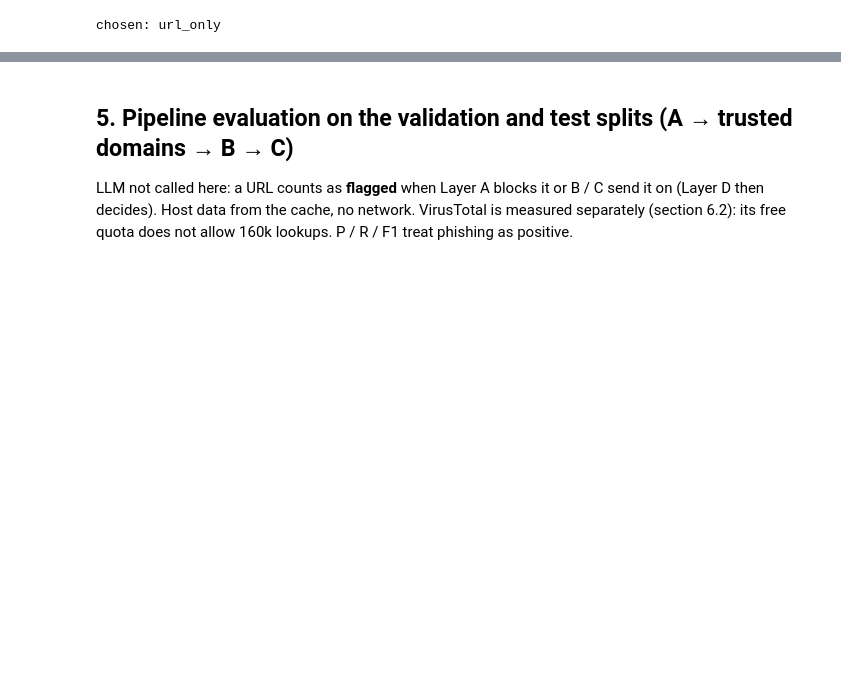
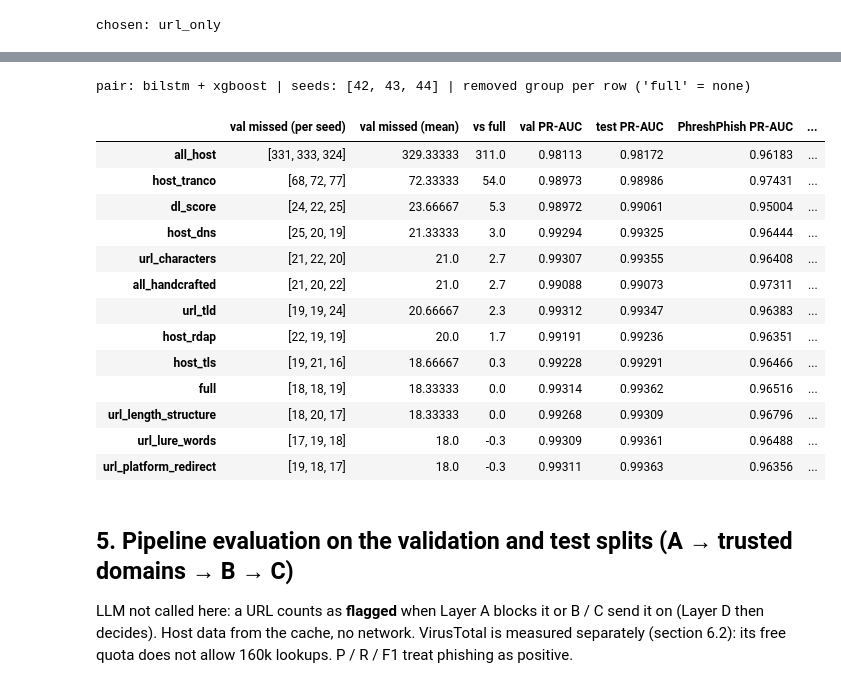
Before and after one commit to Harry1211-web/Dectect-URL-Phishing-with-LLM-pipline, a Jupyter notebook: notebooks/pipeline_experiment.ipynb, the cells around one changed output, grey strips where cells are left out. Saved outputs shown, nothing was run; the diff lists cells and outputs as text; code cells hidden in the pictures; blank space fills up the shorter version.

```diff
--- a/notebooks/pipeline_experiment.ipynb
+++ b/notebooks/pipeline_experiment.ipynb
@@ -318,3 +327,32 @@ chosen: url_only
+# %%
+if RUN_TRAINING:
+    run("src/layer_c_selection.py", "ablation")
+abl = show_json("reports/layer_c_selection/ablation.json")
+full = abl["summary"]["full"]["val_missed_mean"]
+table = pd.DataFrame({name: {
+    "val missed (per seed)": str(s["val_missed"]), "val missed (mean)": s["val_missed_mean"],
+    "vs full": round(s["val_missed_mean"] - full, 1), "val PR-AUC": s["val_pr_auc"],
+    "test PR-AUC": s["test_pr_auc"], "PhreshPhish PR-AUC": s["phreshphish_pr_auc"],
+    "VN PR-AUC": s["vi_pr_auc"],
+} for name, s in abl["summary"].items()}).T
+print(f"pair: {abl['dl']} + {abl['ml']} | seeds: {abl['seeds']} | removed group per row ('full' = none)")
+table.sort_values("val missed (mean)", ascending=False)
+# %% [output]
+pair: bilstm + xgboost | seeds: [42, 43, 44] | removed group per row ('full' = none)
+|  | val missed (per seed) | val missed (mean) | vs full | val PR-AUC | test PR-AUC | PhreshPhish PR-AUC | ... |
+| all_host | [331, 333, 324] | 329.33333 | 311.0 | 0.98113 | 0.98172 | 0.96183 | ... |
+| host_tranco | [68, 72, 77] | 72.33333 | 54.0 | 0.98973 | 0.98986 | 0.97431 | ... |
+| dl_score | [24, 22, 25] | 23.66667 | 5.3 | 0.98972 | 0.99061 | 0.95004 | ... |
+| host_dns | [25, 20, 19] | 21.33333 | 3.0 | 0.99294 | 0.99325 | 0.96444 | ... |
+| url_characters | [21, 22, 20] | 21.0 | 2.7 | 0.99307 | 0.99355 | 0.96408 | ... |
+| all_handcrafted | [21, 20, 22] | 21.0 | 2.7 | 0.99088 | 0.99073 | 0.97311 | ... |
+| url_tld | [19, 19, 24] | 20.66667 | 2.3 | 0.99312 | 0.99347 | 0.96383 | ... |
+| host_rdap | [22, 19, 19] | 20.0 | 1.7 | 0.99191 | 0.99236 | 0.96351 | ... |
+| host_tls | [19, 21, 16] | 18.66667 | 0.3 | 0.99228 | 0.99291 | 0.96466 | ... |
+| full | [18, 18, 19] | 18.33333 | 0.0 | 0.99314 | 0.99362 | 0.96516 | ... |
+| url_length_structure | [18, 20, 17] | 18.33333 | 0.0 | 0.99268 | 0.99309 | 0.96796 | ... |
+| url_lure_words | [17, 19, 18] | 18.0 | -0.3 | 0.99309 | 0.99361 | 0.96488 | ... |
+| url_platform_redirect | [19, 18, 17] | 18.0 | -0.3 | 0.99311 | 0.99363 | 0.96356 | ... |
 # %% [markdown]
 ## 5. Pipeline evaluation on the validation and test splits (A → trusted domains → B → C)
 
```
Also changed, not shown: parts of 1 cell of this notebook, 27 other files.
